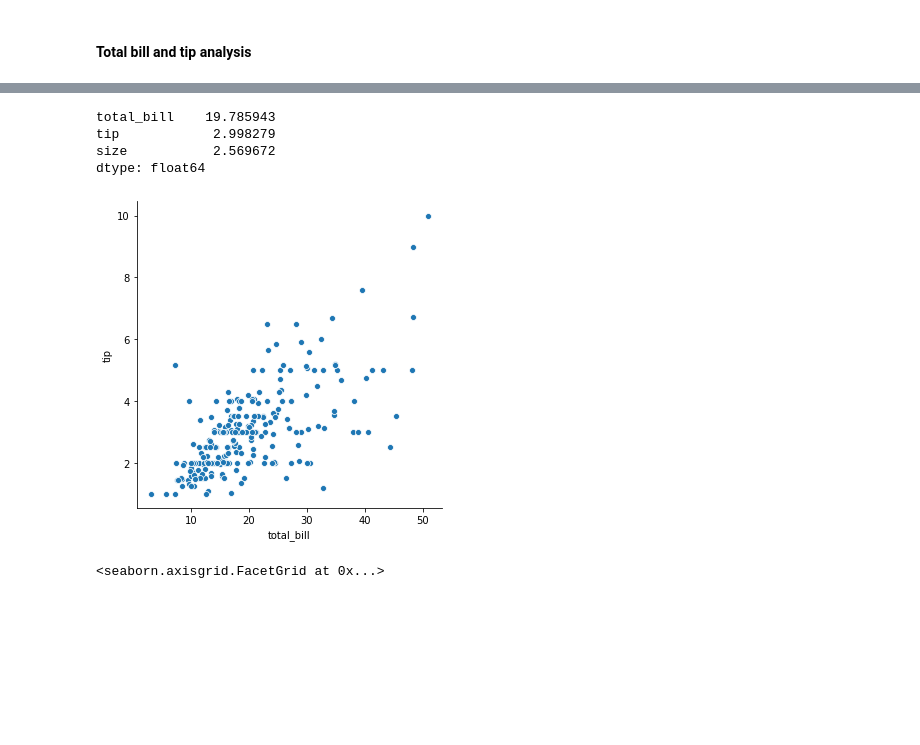
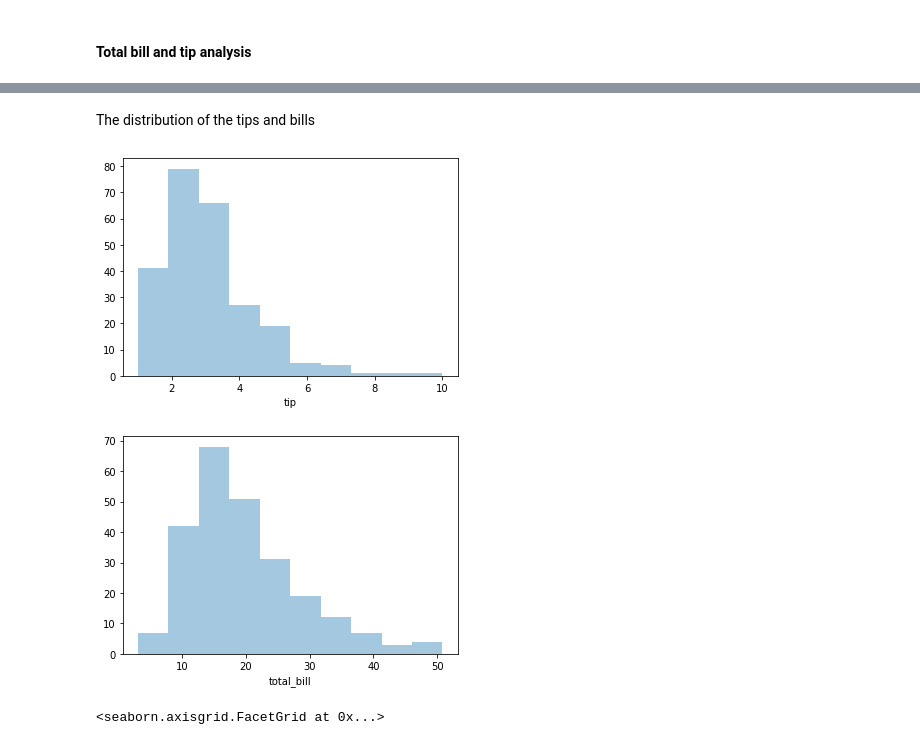
Before and after one commit to KatarzynaConnell/Fundamentals-Assessment-2019, a Jupyter notebook: Notebook.ipynb, the cells around one changed output, grey strips where cells are left out. Saved outputs shown, nothing was run; the diff lists cells and outputs as text; code cells hidden in the pictures; blank space fills up the shorter version.

Commit message:
Added distribution of tips and bills, scatterplot with seaborn, Kernel density estimation

```diff
--- a/Notebook.ipynb
+++ b/Notebook.ipynb
@@ -110,11 +79,0 @@ df[['total_bill', 'tip']]
-# %%
-df.mean()
-# %% [output]
-total_bill    19.785943
-tip            2.998279
-size           2.569672
-dtype: float64
-# %%
-sns.relplot(x="total_bill", y="tip", data=df);
-# %% [output]
-[figure, removed]
@@ -124,3 +80,13 @@ There is only one example of total bill of over 50 dollars and tip of 10 dollars
+# %% [markdown]
+The distribution of the tips and bills
+# %%
+sns.distplot(df['tip'], kde=False, bins=10);
+# %% [output]
+[figure, added]
+# %%
+sns.distplot(df['total_bill'], kde=False, bins=10);
+# %% [output]
+[figure, added]
 # %%
 sns.relplot(x="total_bill", y="tip", kind="line", data=df)
 # %% [output]
```
Also changed, not shown: parts of 14 cells of this notebook.
